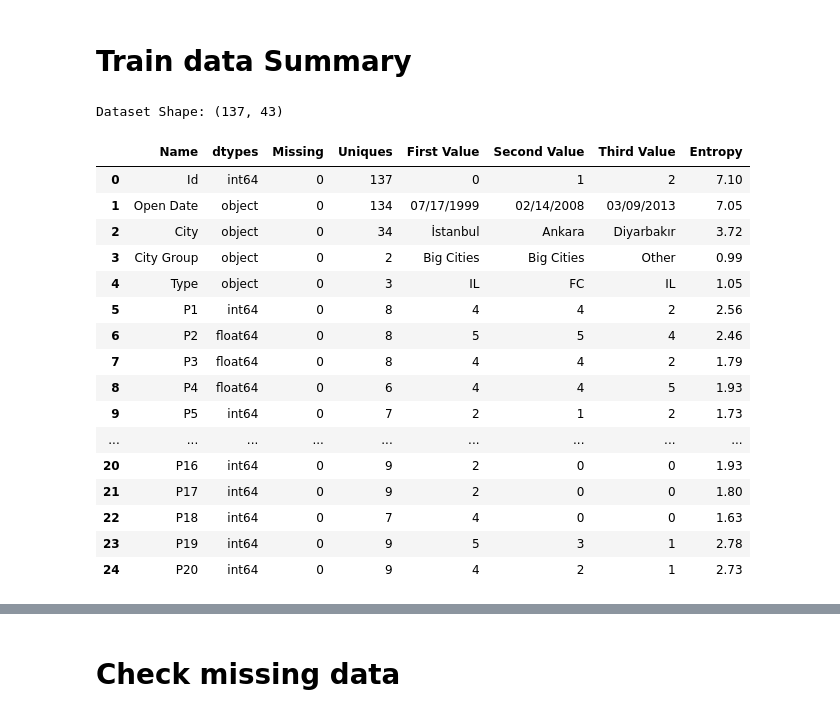
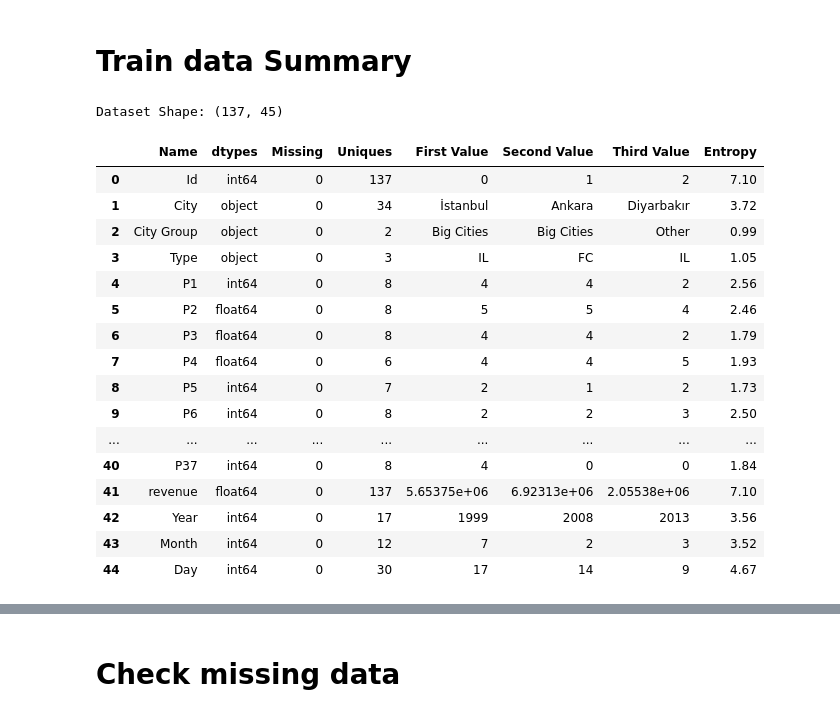
Before and after one commit to shima2920/Kaggle, a Jupyter notebook: Restaurant_Revenue_Prediction.ipynb, the cells around one changed output, grey strips where cells are left out. Saved outputs shown, nothing was run; the diff lists cells and outputs as text; code cells hidden in the pictures.

```diff
--- a/Restaurant_Revenue_Prediction.ipynb
+++ b/Restaurant_Revenue_Prediction.ipynb
@@ -130,39 +131,39 @@ test.shape
 # %%
 from scipy import stats
 def resumetable(df):
     print(f"Dataset Shape: {df.shape}")
     summary = pd.DataFrame(df.dtypes,columns=['dtypes'])
     summary = summary.reset_index()
     summary['Name'] = summary['index']
     summary = summary[['Name','dtypes']]
     summary['Missing'] = df.isnull().sum().values
     summary['Uniques'] = df.nunique().values
     summary['First Value'] = df.loc[0].values
     summary['Second Value'] = df.loc[1].values
     summary['Third Value'] = df.loc[2].values
 
     for name in summary['Name'].value_counts().index:
         summary.loc[summary['Name'] == name, 'Entropy'] = round(stats.entropy(df[name].value_counts(normalize=True), base=2),2)
 
     return summary
 
-resumetable(train)[:25]
+resumetable(train)[:100]
 # %% [output]
-Dataset Shape: (137, 43)
+Dataset Shape: (137, 45)
 |  | Name | dtypes | Missing | Uniques | First Value | Second Value | Third Value | Entropy |
 | 0 | Id | int64 | 0 | 137 | 0 | 1 | 2 | 7.10 |
-| 1 | Open Date | object | 0 | 134 | 07/17/1999 | 02/14/2008 | 03/09/2013 | 7.05 |
-| 2 | City | object | 0 | 34 | İstanbul | Ankara | Diyarbakır | 3.72 |
-| 3 | City Group | object | 0 | 2 | Big Cities | Big Cities | Other | 0.99 |
-| 4 | Type | object | 0 | 3 | IL | FC | IL | 1.05 |
-| 5 | P1 | int64 | 0 | 8 | 4 | 4 | 2 | 2.56 |
-| 6 | P2 | float64 | 0 | 8 | 5 | 5 | 4 | 2.46 |
-| 7 | P3 | float64 | 0 | 8 | 4 | 4 | 2 | 1.79 |
-| 8 | P4 | float64 | 0 | 6 | 4 | 4 | 5 | 1.93 |
-| 9 | P5 | int64 | 0 | 7 | 2 | 1 | 2 | 1.73 |
+| 1 | City | object | 0 | 34 | İstanbul | Ankara | Diyarbakır | 3.72 |
+| 2 | City Group | object | 0 | 2 | Big Cities | Big Cities | Other | 0.99 |
+| 3 | Type | object | 0 | 3 | IL | FC | IL | 1.05 |
+| 4 | P1 | int64 | 0 | 8 | 4 | 4 | 2 | 2.56 |
+| 5 | P2 | float64 | 0 | 8 | 5 | 5 | 4 | 2.46 |
+| 6 | P3 | float64 | 0 | 8 | 4 | 4 | 2 | 1.79 |
+| 7 | P4 | float64 | 0 | 6 | 4 | 4 | 5 | 1.93 |
+| 8 | P5 | int64 | 0 | 7 | 2 | 1 | 2 | 1.73 |
+| 9 | P6 | int64 | 0 | 8 | 2 | 2 | 3 | 2.50 |
 | ... | ... | ... | ... | ... | ... | ... | ... | ... |
-| 20 | P16 | int64 | 0 | 9 | 2 | 0 | 0 | 1.93 |
-| 21 | P17 | int64 | 0 | 9 | 2 | 0 | 0 | 1.80 |
-| 22 | P18 | int64 | 0 | 7 | 4 | 0 | 0 | 1.63 |
-| 23 | P19 | int64 | 0 | 9 | 5 | 3 | 1 | 2.78 |
-| 24 | P20 | int64 | 0 | 9 | 4 | 2 | 1 | 2.73 |
+| 40 | P37 | int64 | 0 | 8 | 4 | 0 | 0 | 1.84 |
+| 41 | revenue | float64 | 0 | 137 | 5.65375e+06 | 6.92313e+06 | 2.05538e+06 | 7.10 |
+| 42 | Year | int64 | 0 | 17 | 1999 | 2008 | 2013 | 3.56 |
+| 43 | Month | int64 | 0 | 12 | 7 | 2 | 3 | 3.52 |
+| 44 | Day | int64 | 0 | 30 | 17 | 14 | 9 | 4.67 |
```
Also changed, not shown: parts of 40 cells of this notebook.
